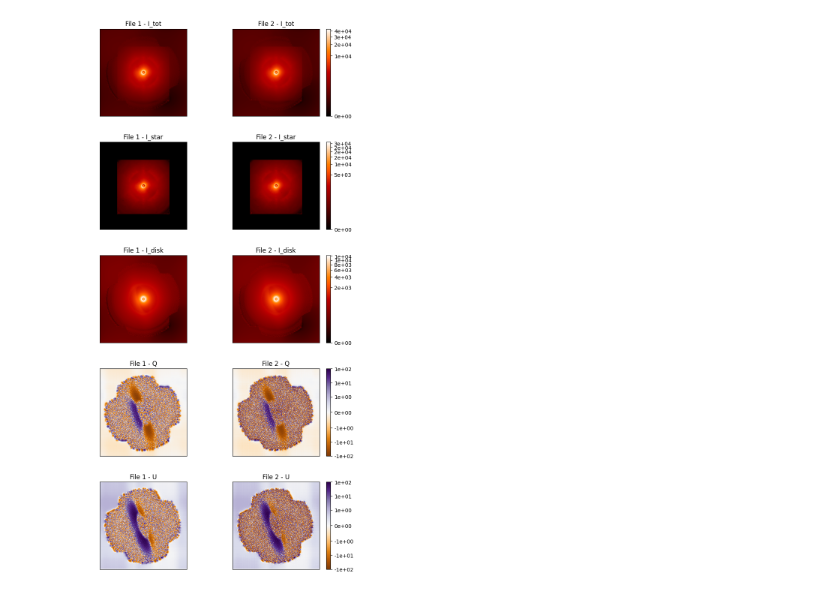
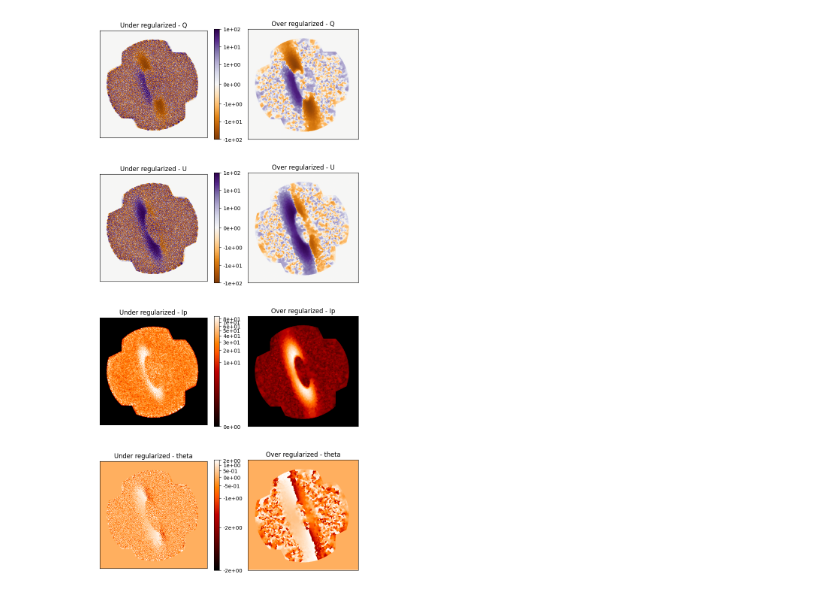
Before and after one commit to LaurenceDenneulin/Rhapsodie.jl, a Jupyter notebook: src/metrics.ipynb, the cells around one changed output. Cells and saved outputs as stored; diff of their text form; code cells hidden in the pictures.

Commit message:
Feat(metrics.ipynb): Prepared every funcs, compairing methods needs to be done

```diff
--- a/src/metrics.ipynb
+++ b/src/metrics.ipynb
@@ -63,33 +124,37 @@ def compare_files(file1_path, file2_path, n_first):
 
     num_images = min(len(imgs1), len(imgs2))
     num_cols = 2
-    num_rows = num_images
+    num_rows = 4
+    idx = 0
     fig, axs = plt.subplots(num_rows, num_cols, figsize=(9, 18))
     fig.subplots_adjust(0.1, 0.1, 0.9, 0.9, 0.015, 0.3) # Bottom, top, left, right, wspace, hspace
     for i in range(num_images):
-        if titles[i] == 'Q' or titles[i] == 'U':
+        if titles[i] in ['Q', 'U']:
             norm = SymLogNorm(1, vmin=-100, vmax=100)
             cmap = 'PuOr'
-        else:
+        elif titles[i] in ['Ip', 'theta']:
             norm = PowerNorm(gamma=0.25)
             cmap = 'gist_heat'
-        ax = axs[i, 0]
+        else:
+            continue
+        ax = axs[idx, 1]
         ax.imshow(imgs1[i], cmap=cmap, norm=norm)
-        ax.set_title(f'File 1 - {titles[i]}')
+        ax.set_title(f'Over regularized - {titles[i]}')
         ax.set_xticks([])
         ax.set_yticks([])
 
 
-        ax = axs[i, 1]
+        ax = axs[idx, 0]
         imshow = ax.imshow(imgs2[i], cmap=cmap, norm=norm)
-        ax.set_title(f'File 2 - {titles[i]}')
+        ax.set_title(f'Under regularized - {titles[i]}')
         ax.set_xticks([])
         ax.set_yticks([])
         plt.colorbar(imshow, format='%.0e')
+        idx += 1
 
     # plt.tight_layout()
     plt.show()
 # %%
-compare_files("../test_results/rhapsodie_method_results/max_iter_100/RHAPSODIE_non_linear_results_regul_param_0.001.fits", "../test_results/rhapsodie_method_results/max_iter_100/RHAPSODIE_non_linear_results_regul_param_0.0001.fits", 5)
+compare_files("../test_results/rhapsodie_method_results/max_iter_100/RHAPSODIE_non_linear_results_regul_param_100000(over_regul).fits", "../test_results/rhapsodie_method_results/max_iter_100/RHAPSODIE_non_linear_results_regul_param_1.0e-15(under_regul).fits", 10)
 # %% [output]
-[figure, old version]
+[figure, new version]
```
Also changed, not shown: parts of 10 cells of this notebook, 1 other file.
